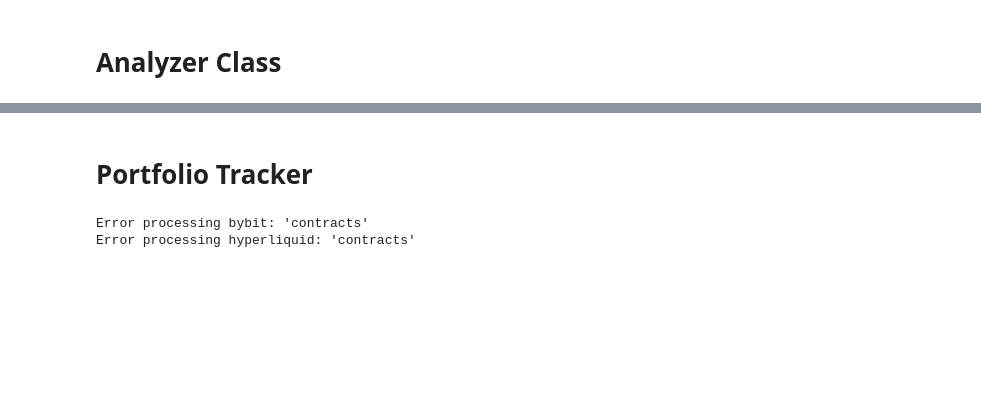
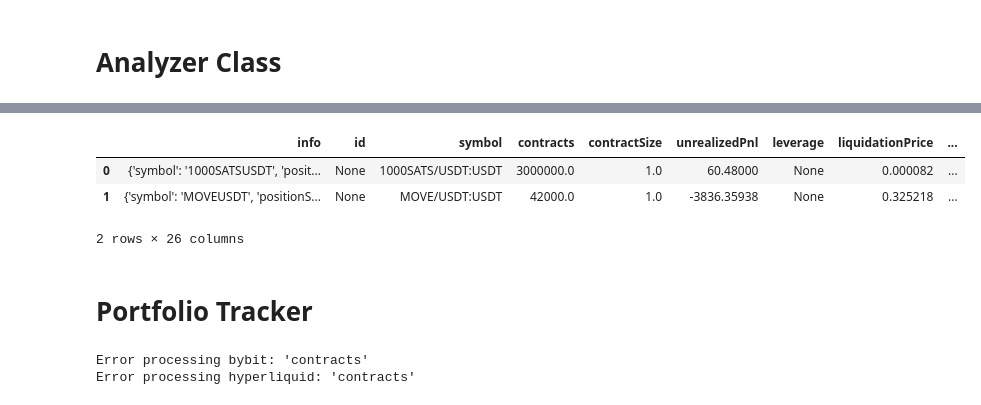
Before and after one commit to bokyoung96/Alphawave, a Jupyter notebook: ccxt_arb_SK_V4.ipynb, the cells around one changed output, grey strips where cells are left out. Saved outputs shown, nothing was run; the diff lists cells and outputs as text; code cells hidden in the pictures; blank space fills up the shorter version.

```diff
--- a/ccxt_arb_SK_V4.ipynb
+++ b/ccxt_arb_SK_V4.ipynb
@@ -1080,3 +1235,11 @@ binance - BNB notional: 0.0
+# %%
+exchange_name='binance'
+pd.DataFrame(fetcher.data_cache[exchange_name]['positions'])
+# %% [output]
+|  | info | id | symbol | contracts | contractSize | unrealizedPnl | leverage | liquidationPrice | ... |
+| 0 | {'symbol': '1000SATSUSDT', 'posit... | None | 1000SATS/USDT:USDT | 3000000.0 | 1.0 | 60.48000 | None | 0.000082 | ... |
+| 1 | {'symbol': 'MOVEUSDT', 'positionS... | None | MOVE/USDT:USDT | 42000.0 | 1.0 | -3836.35938 | None | 0.325218 | ... |
+2 rows × 26 columns
 # %% [markdown]
 # Portfolio Tracker
 # %%
```
Also changed, not shown: parts of 9 cells of this notebook, 1 other file.
